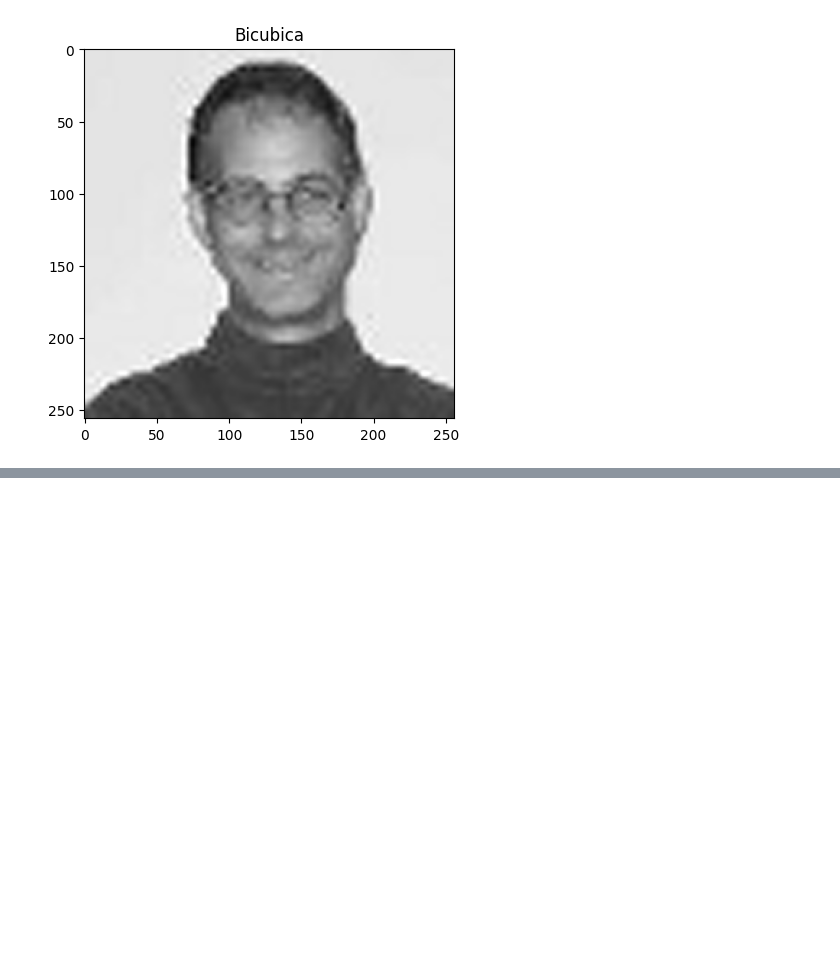
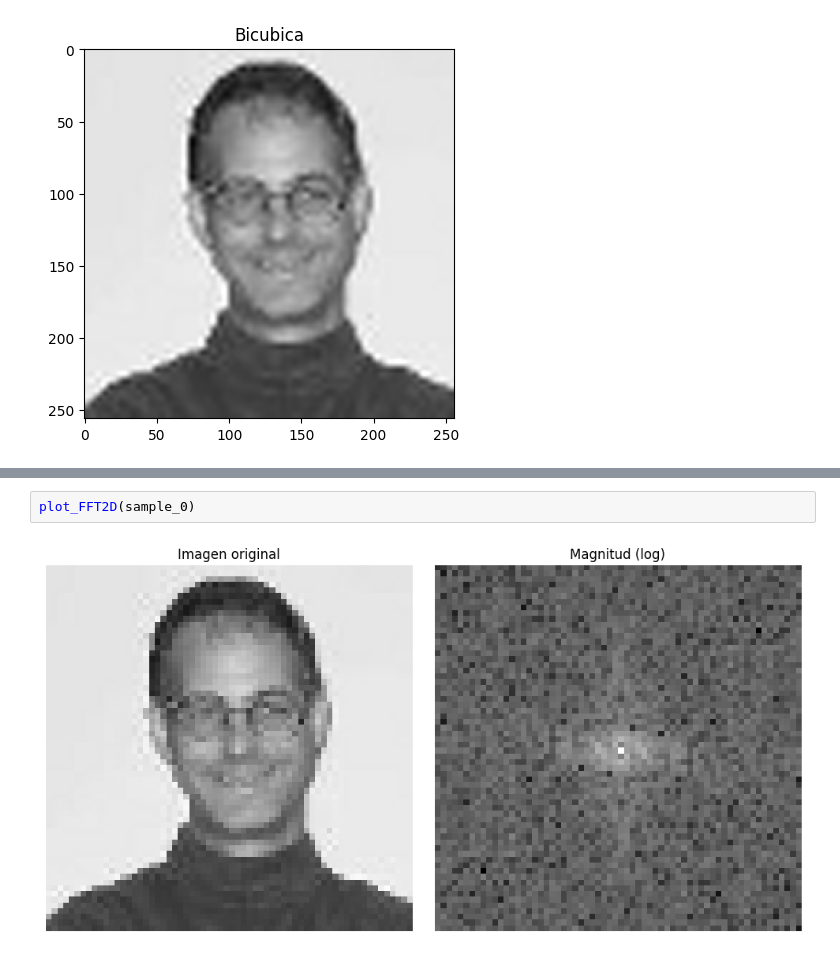
Before and after one commit to bautistasch/Procesamiento-de-Imagenes, a Jupyter notebook: TP1/notebook.ipynb, the cells around one changed output, grey strips where cells are left out. Saved outputs shown, nothing was run; the diff lists cells and outputs as text; blank space fills up the shorter version.

```diff
--- a/TP1/notebook.ipynb
+++ b/TP1/notebook.ipynb
@@ -161,0 +242,4 @@ interpolate(average)
+# %%
+plot_FFT2D(sample_0)
+# %% [output]
+[figure, added]
```
Also changed, not shown: parts of 20 cells of this notebook.
